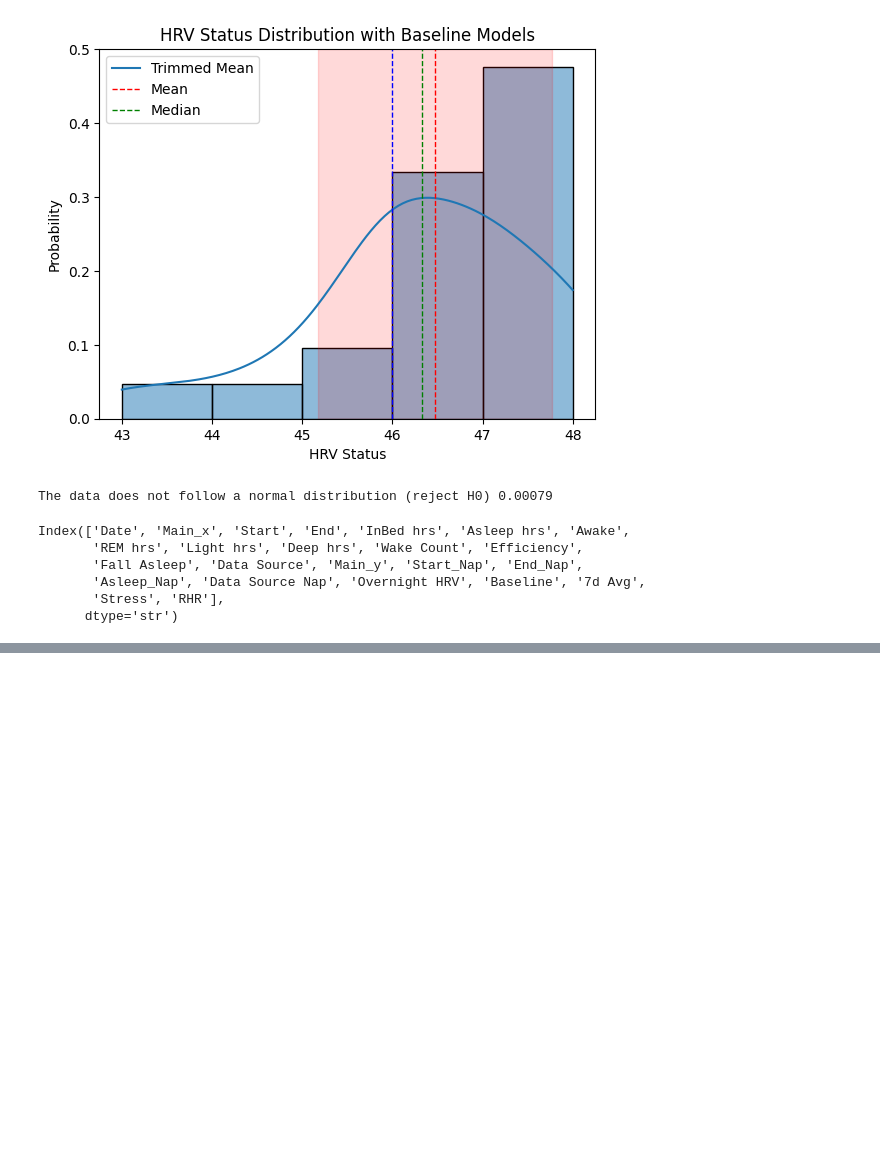
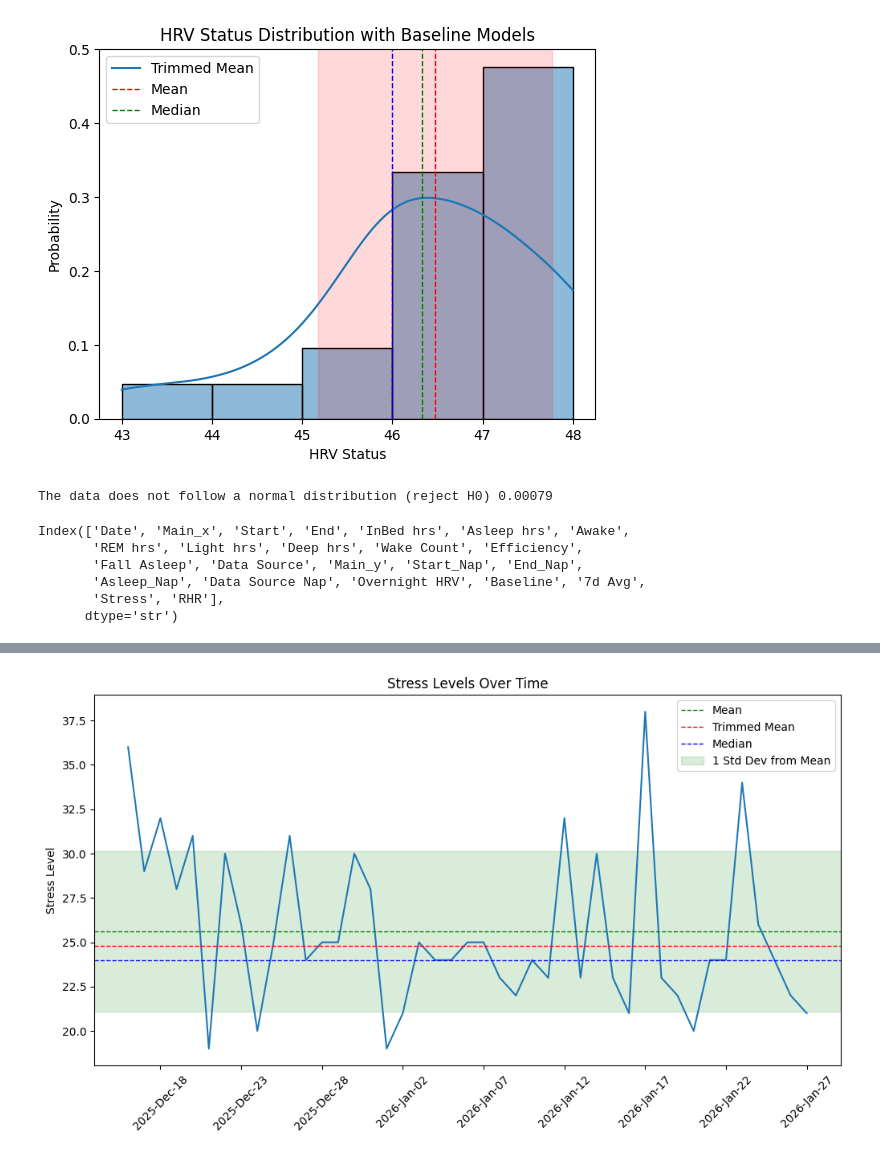
Before and after one commit to POLUX89/gym-ml-performance, a Jupyter notebook: notebooks/01_data_model_baseline.ipynb, the cells around one changed output, grey strips where cells are left out. Drawn from its saved outputs; the diff is of its cells as text; code cells hidden in the pictures; blank space fills up the shorter version.

```diff
--- a/notebooks/01_data_model_baseline.ipynb
+++ b/notebooks/01_data_model_baseline.ipynb
@@ -375,0 +476,17 @@ sleep
+# %%
+plt.figure(figsize=(12,6))
+sns.lineplot(data=test, x="Date", y="Stress", estimator="mean")
+plt.title("Stress Levels Over Time")
+plt.xlabel("")
+plt.ylabel("Stress Level")
+plt.gca().xaxis.set_major_formatter(mdates.DateFormatter("%Y-%b-%d"))
+plt.gca().xaxis.set_major_locator(mdates.DayLocator(interval=5))
+plt.axhline(mean_stress, color='g', linestyle='dashed', linewidth=1, label='Mean')
+plt.axhline(trim_mean_stress, color='r', linestyle='dashed', linewidth=1, label='Trimmed Mean')
+plt.axhline(median_stress, color='b', linestyle='dashed', linewidth=1, label='Median')
+plt.axhspan(mean_stress - std_stress, mean_stress + std_stress, alpha=0.15, color='g', label='1 Std Dev from Mean')
+plt.legend()
+plt.xticks(rotation=45)
+plt.show()
+# %% [output]
+[figure, added]
```
Also changed, not shown: parts of 15 cells of this notebook, 1 other file.
